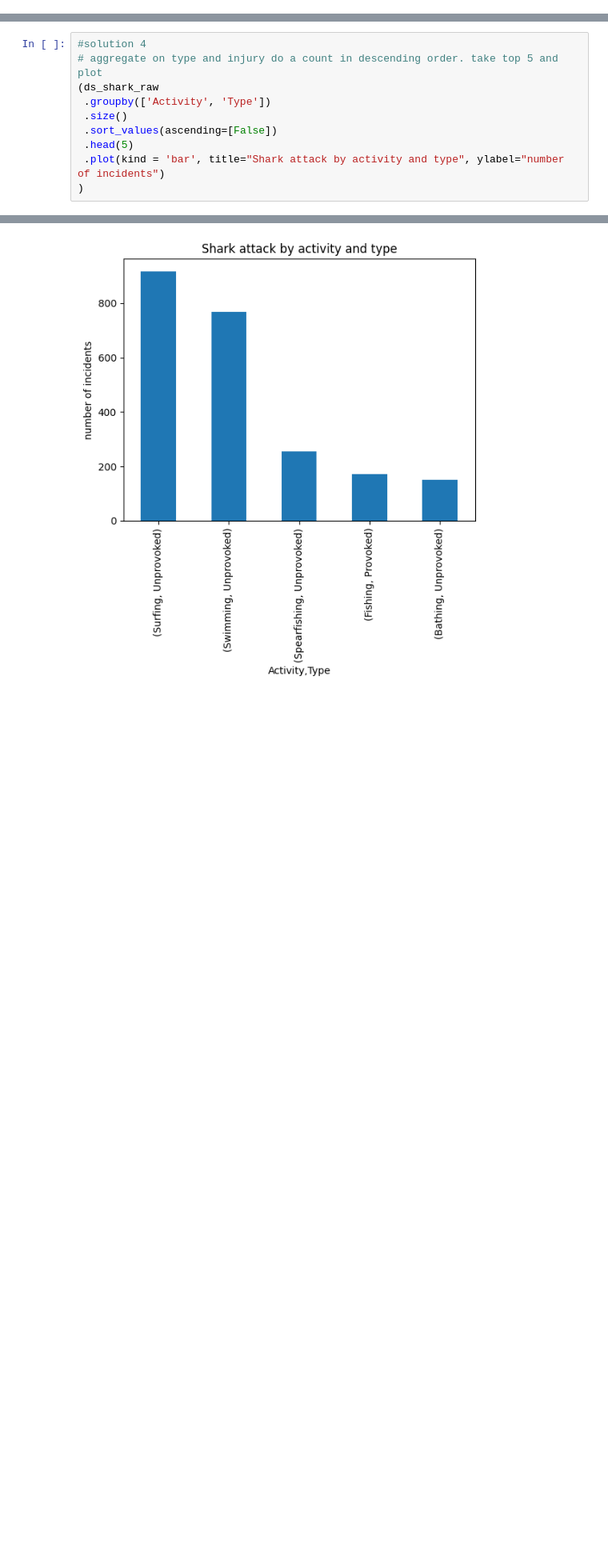
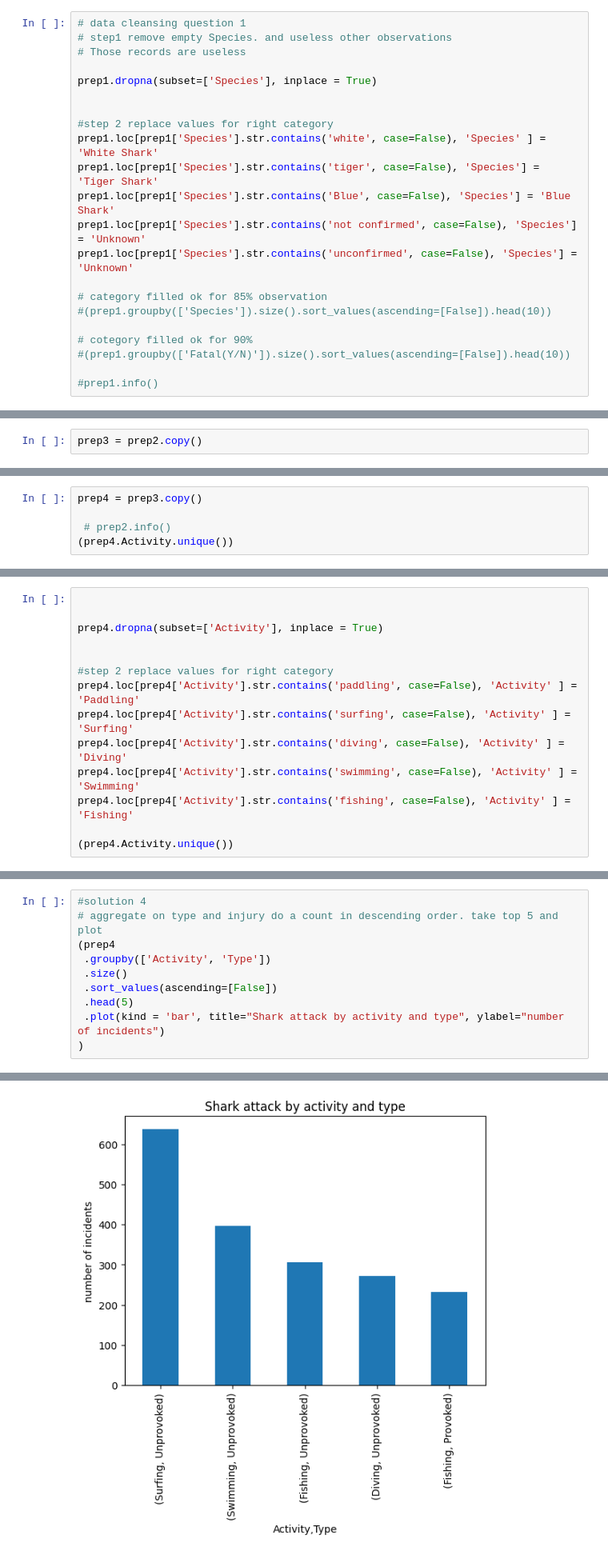
Before and after one commit to ayuksekdag/winacademy_python_dna, a Jupyter notebook: sharkattack/sharkattack.ipynb, the cells around one changed output, grey strips where cells are left out. Shown at 80% size. Saved outputs shown, nothing was run; the diff lists cells and outputs as text; blank space fills up the shorter version.

```diff
--- a/sharkattack/sharkattack.ipynb
+++ b/sharkattack/sharkattack.ipynb
@@ -38,2 +62,24 @@ Answer: White Shark attacks humans the most with 163 times
+# %%
+# data cleansing question 1
+# step1 remove empty Species. and useless other observations
+# Those records are useless
+
+prep1.dropna(subset=['Species'], inplace = True)
+
+
+#step 2 replace values for right category
+prep1.loc[prep1['Species'].str.contains('white', case=False), 'Species' ] = 'White Shark'
+prep1.loc[prep1['Species'].str.contains('tiger', case=False), 'Species'] = 'Tiger Shark'
+prep1.loc[prep1['Species'].str.contains('Blue', case=False), 'Species'] = 'Blue Shark'
+prep1.loc[prep1['Species'].str.contains('not confirmed', case=False), 'Species'] = 'Unknown'
+prep1.loc[prep1['Species'].str.contains('unconfirmed', case=False), 'Species'] = 'Unknown'
+
+# category filled ok for 85% observation
+#(prep1.groupby(['Species']).size().sort_values(ascending=[False]).head(10))
+
+# cotegory filled ok for 90%
+#(prep1.groupby(['Fatal(Y/N)']).size().sort_values(ascending=[False]).head(10))
+
+#prep1.info()
 # %%
 #solution 1: Aggregate on Species in descending order and do a count (size in pandas), take top5 and plot
@@ -70,4 +158,6 @@ Assumption: In this case we need to look more variables. I would do count by Typ
 Answer: Shark are Unprovoked more dangerous
+# %%
+prep3 = prep2.copy()
 # %%
 #solution 3
 # aggregate on type and injury do a count in descending order. take top 6 and plot
@@ -87,0 +179,5 @@ Answer: Surfing and swimming unprovoked. Sharks attack silently :)
+# %%
+prep4 = prep3.copy()
+
+ # prep2.info()
+(prep4.Activity.unique())
@@ -87,0 +202,14 @@ Answer: Surfing and swimming unprovoked. Sharks attack silently :)
+# %%
+
+
+prep4.dropna(subset=['Activity'], inplace = True)
+
+
+#step 2 replace values for right category
+prep4.loc[prep4['Activity'].str.contains('paddling', case=False), 'Activity' ] = 'Paddling'
+prep4.loc[prep4['Activity'].str.contains('surfing', case=False), 'Activity' ] = 'Surfing'
+prep4.loc[prep4['Activity'].str.contains('diving', case=False), 'Activity' ] = 'Diving'
+prep4.loc[prep4['Activity'].str.contains('swimming', case=False), 'Activity' ] = 'Swimming'
+prep4.loc[prep4['Activity'].str.contains('fishing', case=False), 'Activity' ] = 'Fishing'
+
+(prep4.Activity.unique())
@@ -88,13 +234,13 @@ Answer: Surfing and swimming unprovoked. Sharks attack silently :)
 # %%
 #solution 4
 # aggregate on type and injury do a count in descending order. take top 5 and plot
-(ds_shark_raw
+(prep4
  .groupby(['Activity', 'Type'])
  .size()
  .sort_values(ascending=[False])
  .head(5)
  .plot(kind = 'bar', title="Shark attack by activity and type", ylabel="number of incidents")
 )
 # %% [output]
 <Axes: title={'center': 'Shark attack by activity and type'}, xlabel='Activity,Type', ylabel='number of incidents'>
-[figure, old version]
+[figure, new version]
```
Also changed, not shown: parts of 13 cells of this notebook.
